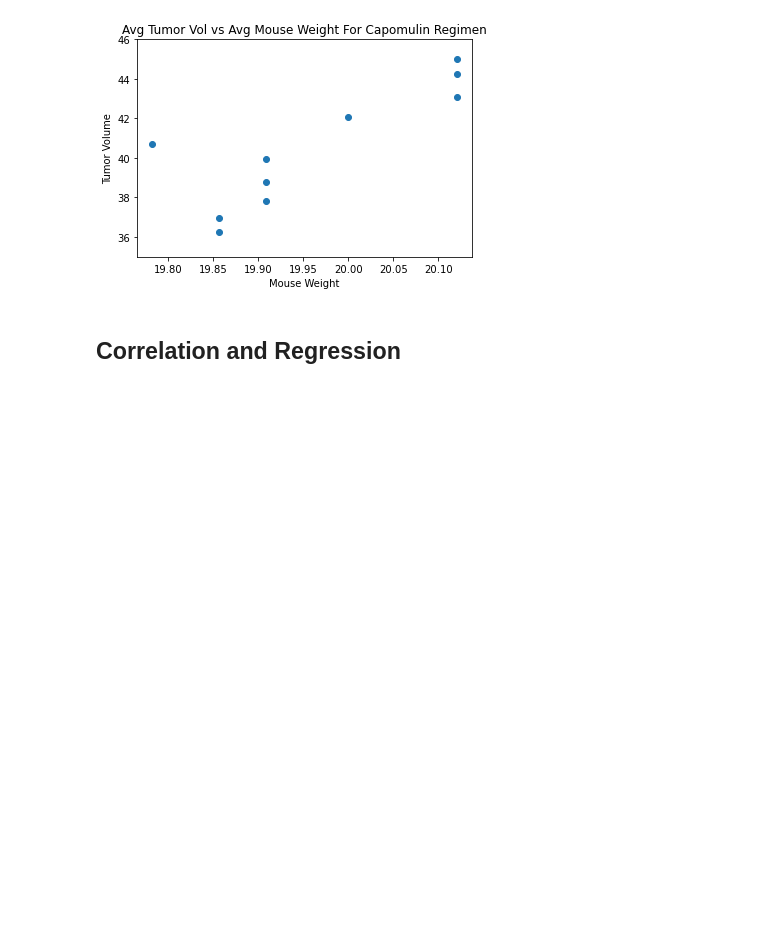
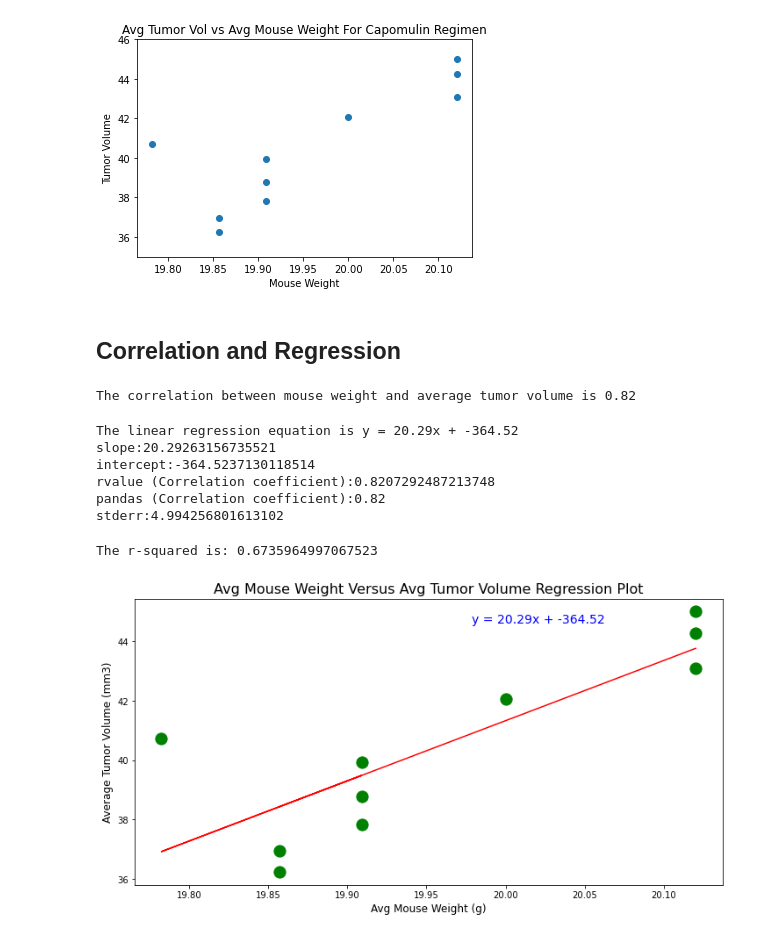
Before and after one commit to slobanwala1/The-Power-Of-Plots, a Jupyter notebook: my_submission/Pymaceuticals/pymaceuticals_starter.ipynb, the cells around one changed output. Cells and saved outputs as stored; diff of their text form; code cells hidden in the pictures; blank space fills up the shorter version.

Commit message:
Finished Correlation and Regression

```diff
--- a/my_submission/Pymaceuticals/pymaceuticals_starter.ipynb
+++ b/my_submission/Pymaceuticals/pymaceuticals_starter.ipynb
@@ -359,3 +360,48 @@ plt.show()
 # %%
 # Calculate the correlation coefficient and linear regression model
 # for mouse weight and average tumor volume for the Capomulin regimen
+
+correlation_coeff=round(st.pearsonr(Capomulin_tumor_vol_vs_weight['Avg Mouse Weight (g)'],Capomulin_tumor_vol_vs_weight['Avg Tumor Volume (mm3)'])[0],2)
+
+# Print the correlation coefficient
+print(f"The correlation between mouse weight and average tumor volume is {correlation_coeff}")
+# %% [output]
+The correlation between mouse weight and average tumor volume is 0.82
+# %%
+x_values = Capomulin_tumor_vol_vs_weight["Avg Mouse Weight (g)"]
+y_values = Capomulin_tumor_vol_vs_weight["Avg Tumor Volume (mm3)"]
+
+(slope, intercept, rvalue, pvalue, stderr) = linregress(x_values, y_values)
+regress_values = x_values * slope + intercept
+
+line_equation = "y = " + str(round(slope,2)) + "x + " + str(round(intercept,2))
+
+# Print out regression statistics
+print(f'The linear regression equation is {line_equation}')
+print(f"slope:{slope}")
+print(f"intercept:{intercept}")
+print(f"rvalue (Correlation coefficient):{rvalue}")
+print(f"pandas (Correlation coefficient):{correlation_coeff}")
+print(f"stderr:{stderr}")
+# %% [output]
+The linear regression equation is y = 20.29x + -364.52
+slope:20.29263156735521
+intercept:-364.5237130118514
+rvalue (Correlation coefficient):0.8207292487213748
+pandas (Correlation coefficient):0.82
+stderr:4.994256801613102
+# %%
+fig1, ax1 = plt.subplots(figsize=(12, 6))
+plt.scatter(x_values,y_values,s=175, color="green")
+
+plt.plot(x_values,regress_values,"r-")
+plt.title('Avg Mouse Weight Versus Avg Tumor Volume Regression Plot',fontsize =16)
+plt.xlabel('Avg Mouse Weight (g)',fontsize =12)
+plt.ylabel('Average Tumor Volume (mm3)',fontsize =12)
+ax1.annotate(line_equation, xy=(20, 40), xycoords='data',xytext=(0.8, 0.95), textcoords='axes fraction', horizontalalignment='right', verticalalignment='top',fontsize=14,color="blue")
+
+print(f"The r-squared is: {rvalue**2}")
+plt.show()
+# %% [output]
+The r-squared is: 0.6735964997067523
+[figure, added]
```
Also changed, not shown: parts of 1 cell of this notebook.
